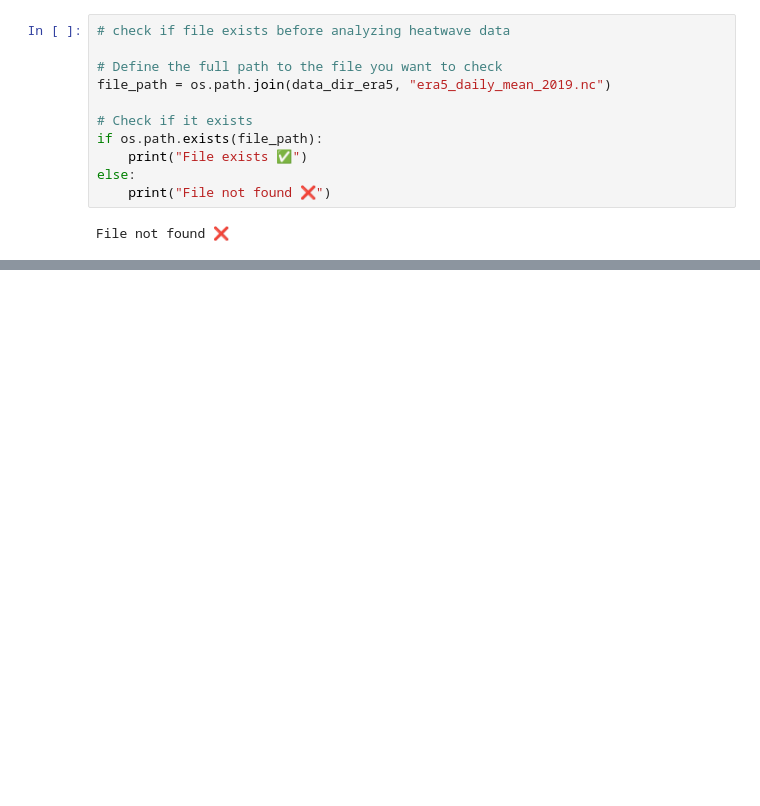
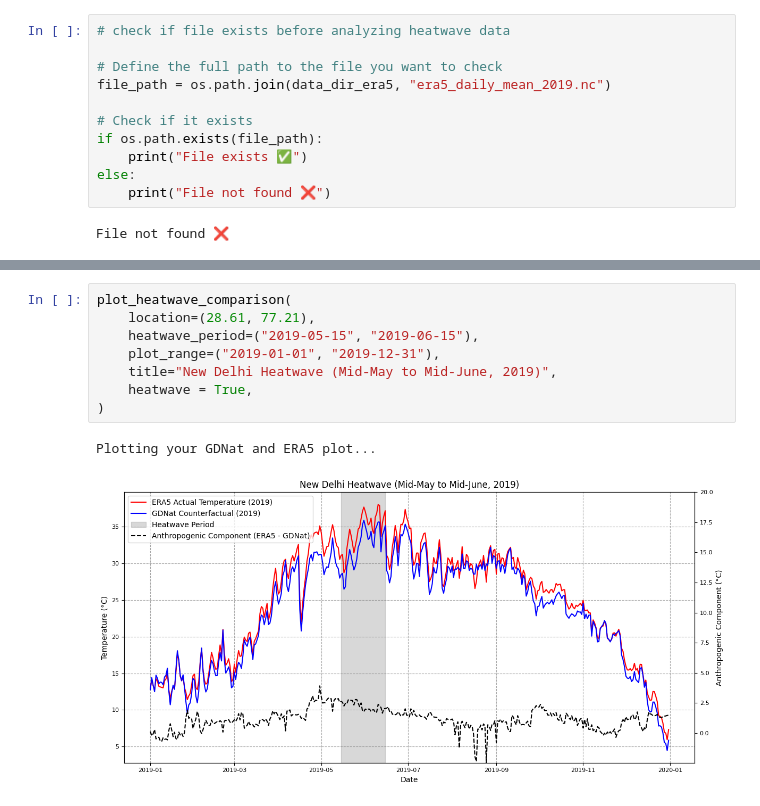
Before and after one commit to yougsanghvi/global_suicide_dummy, a Jupyter notebook: code/gdnat_data_exploration.ipynb, the cells around one changed output, grey strips where cells are left out. Cells and saved outputs as stored; diff of their text form; blank space fills up the shorter version.

```diff
--- a/code/gdnat_data_exploration.ipynb
+++ b/code/gdnat_data_exploration.ipynb
@@ -517,0 +759,11 @@ Attributes: (0)
+# %%
+plot_heatwave_comparison(
+    location=(28.61, 77.21),
+    heatwave_period=("2019-05-15", "2019-06-15"),
+    plot_range=("2019-01-01", "2019-12-31"),
+    title="New Delhi Heatwave (Mid-May to Mid-June, 2019)",
+    heatwave = True,
+)
+# %% [output]
+Plotting your GDNat and ERA5 plot...
+[figure, added]
```
Also changed, not shown: parts of 33 cells of this notebook, 4 other files.
